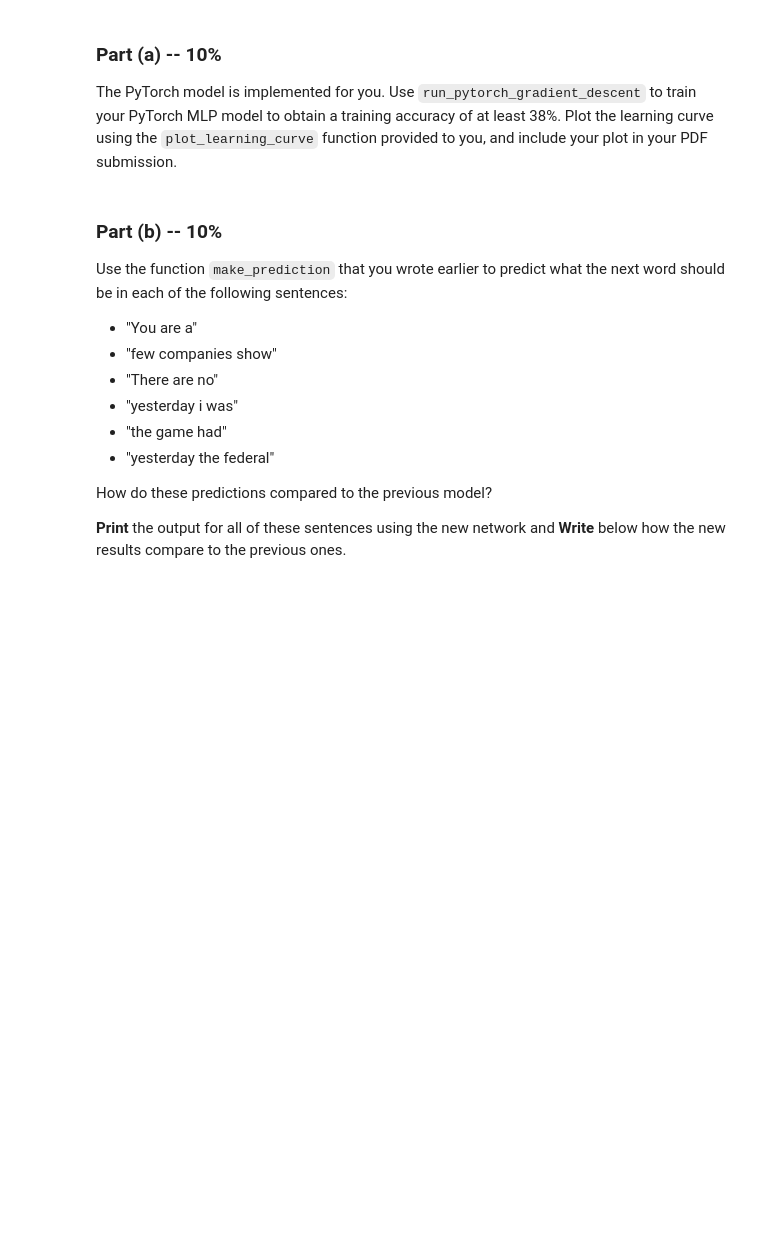
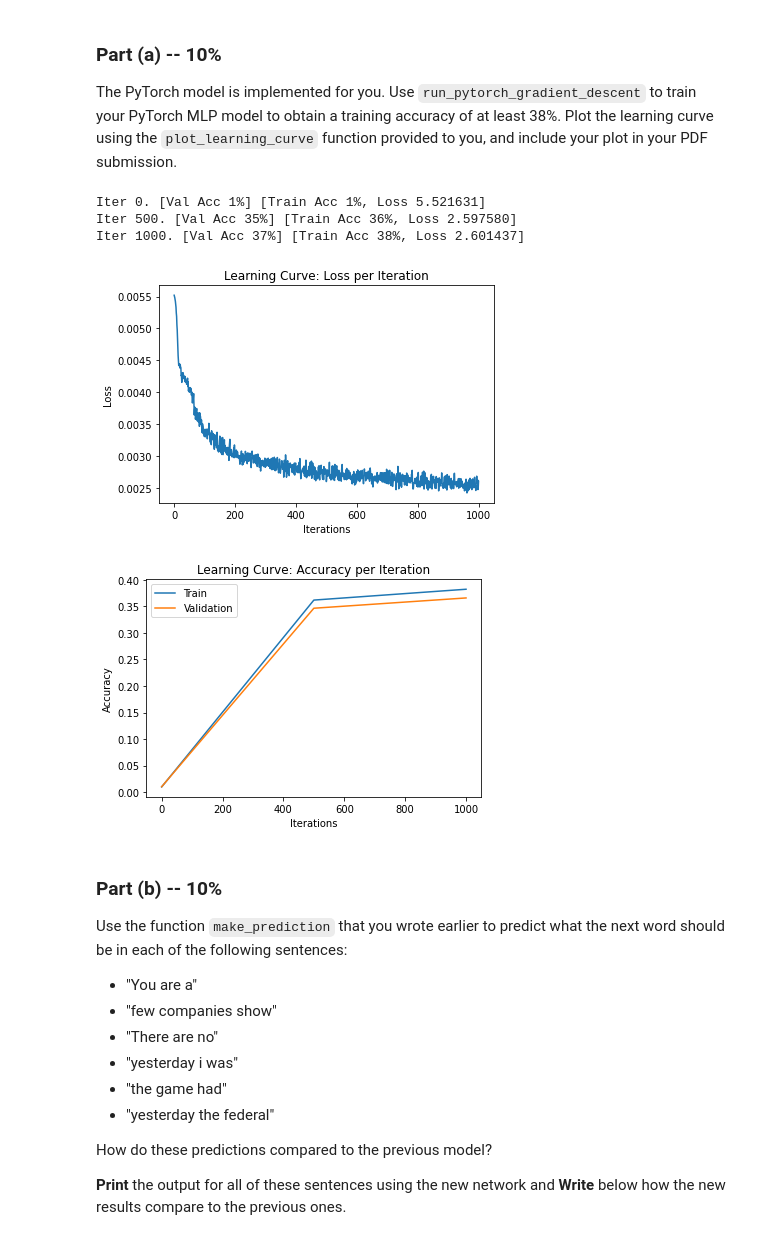
Before and after one commit to zivmo99/DeapLearning2, a Jupyter notebook: Assignment2.ipynb, the cells around one changed output. Cells and saved outputs as stored; diff of their text form; code cells hidden in the pictures; blank space fills up the shorter version.

```diff
--- a/Assignment2.ipynb
+++ b/Assignment2.ipynb
@@ -562,26 +592,38 @@ Plot the learning curve using the `plot_learning_curve` function provided
 to you, and include your plot in your PDF submission.
 # %%
 class PyTorchWordEmb(nn.Module):
-    def __init__(self, emb_size=100, num_hidden=300, vocab_size=250):
+    def __init__(self, emb_size=100, num_hidden=300, vocab_size=750): #vocab_size=250
         super(PyTorchWordEmb, self).__init__()
-        self.word_emb_layer = nn.Linear(vocab_size, emb_size, bias=False)
+        self.word_emb_layer = nn.Linear(vocab_size, emb_size*3, bias=False) #emb_size
         self.fc_layer1 = nn.Linear(emb_size * 3, num_hidden)
         self.fc_layer2 = nn.Linear(num_hidden, 250)
         self.num_hidden = num_hidden
         self.emb_size = emb_size
     def forward(self, inp):
         embeddings = torch.relu(self.word_emb_layer(inp))
-        embeddings = embeddings.reshape([-1, self.emb_size * 3])
+        embeddings = embeddings.reshape([-1, self.emb_size*3 ])
         hidden = torch.relu(self.fc_layer1(embeddings))
         return self.fc_layer2(hidden)
 
-# pytorch_wordemb= PyTorchWordEmb()
+pytorch_wordemb= PyTorchWordEmb()
 
-# result = run_pytorch_gradient_descent(pytorch_wordemb,
-#                                       max_iters=20000,
-#                                       ...)
+result = run_pytorch_gradient_descent(pytorch_wordemb,
+                                 train_data=train4grams,
+                                 validation_data=valid4grams,
+                                 batch_size=1000,
+                                 learning_rate=0.002,
+                                 weight_decay=0,
+                                 max_iters=1000, #max_iters=20000
+                                 checkpoint_path=None)
 
-# plot_learning_curve(*result)
+
+plot_learning_curve(*result)
+# %% [output]
+Iter 0. [Val Acc 1%] [Train Acc 1%, Loss 5.521631]
+Iter 500. [Val Acc 35%] [Train Acc 36%, Loss 2.597580]
+Iter 1000. [Val Acc 37%] [Train Acc 38%, Loss 2.601437]
+[figure, added]
+[figure, added]
 # %% [markdown]
 ### Part (b) -- 10%
 
```
Also changed, not shown: parts of 7 cells of this notebook.
